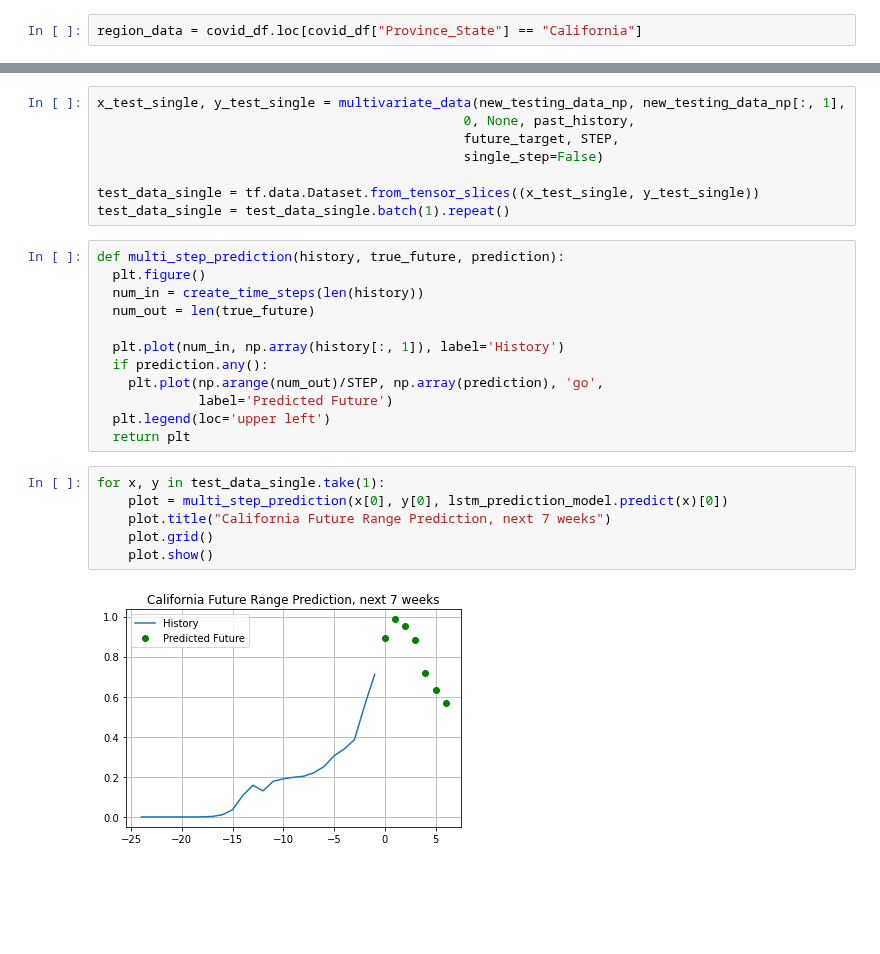
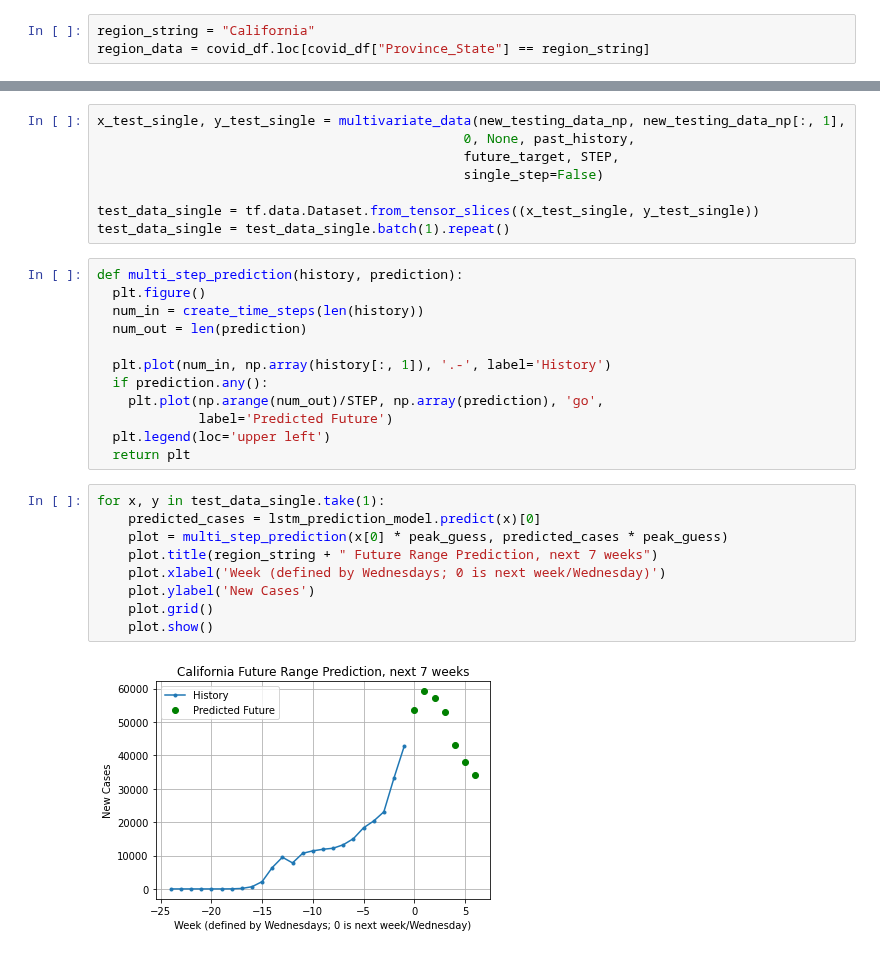
Before and after one commit to tamjazad/ml-covid19, a Jupyter notebook: flu-trained-models/california/cali_future_range.ipynb, the cells around one changed output, grey strips where cells are left out. Cells and saved outputs as stored; diff of their text form; blank space fills up the shorter version.

Commit message:
refined cali future range prediction

```diff
--- a/flu-trained-models/california/cali_future_range.ipynb
+++ b/flu-trained-models/california/cali_future_range.ipynb
@@ -136,7 +136,8 @@ covid_df
 | 3260 | 84070020 | US | USA | 840 | NaN | Weber-Morgan | Utah | US | 41.271160 | ... |
 3261 rows × 173 columns
 # %%
-region_data = covid_df.loc[covid_df["Province_State"] == "California"]
+region_string = "California"
+region_data = covid_df.loc[covid_df["Province_State"] == region_string]
 # %%
 region_cases = region_data.iloc[:,11:]
 # %%
@@ -440,12 +441,12 @@ x_test_single, y_test_single = multivariate_data(new_testing_data_np, new_testin
 test_data_single = tf.data.Dataset.from_tensor_slices((x_test_single, y_test_single))
 test_data_single = test_data_single.batch(1).repeat()
 # %%
-def multi_step_prediction(history, true_future, prediction):
+def multi_step_prediction(history, prediction):
   plt.figure()
   num_in = create_time_steps(len(history))
-  num_out = len(true_future)
+  num_out = len(prediction)
 
-  plt.plot(num_in, np.array(history[:, 1]), label='History')
+  plt.plot(num_in, np.array(history[:, 1]), '.-', label='History')
   if prediction.any():
     plt.plot(np.arange(num_out)/STEP, np.array(prediction), 'go',
              label='Predicted Future')
@@ -453,9 +454,12 @@ def multi_step_prediction(history, true_future, prediction):
   return plt
 # %%
 for x, y in test_data_single.take(1):
-    plot = multi_step_prediction(x[0], y[0], lstm_prediction_model.predict(x)[0])
-    plot.title("California Future Range Prediction, next 7 weeks")
+    predicted_cases = lstm_prediction_model.predict(x)[0]
+    plot = multi_step_prediction(x[0] * peak_guess, predicted_cases * peak_guess)
+    plot.title(region_string + " Future Range Prediction, next 7 weeks")
+    plot.xlabel('Week (defined by Wednesdays; 0 is next week/Wednesday)')
+    plot.ylabel('New Cases')
     plot.grid()
     plot.show()
 # %% [output]
-[figure, old version]
+[figure, new version]
```
